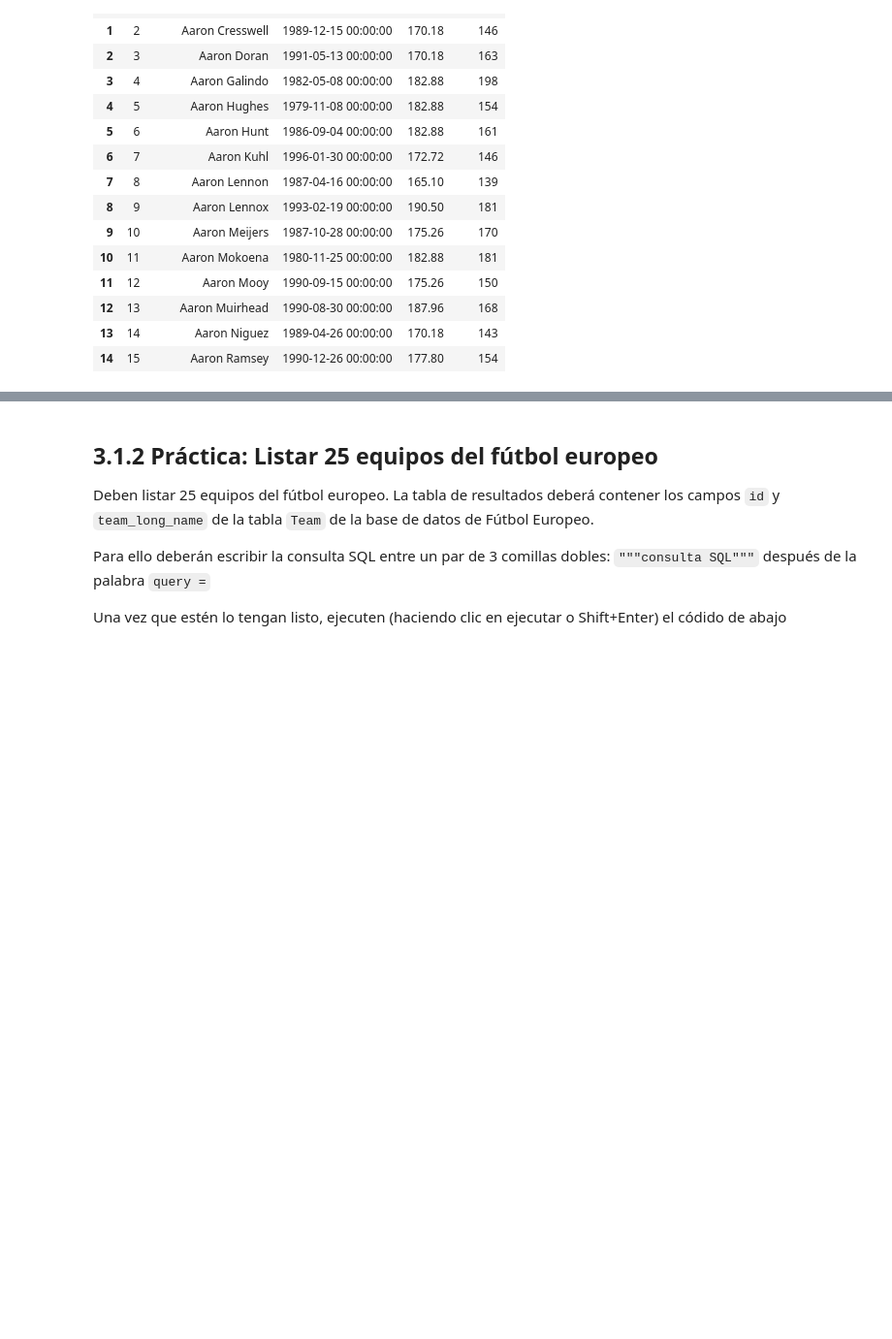
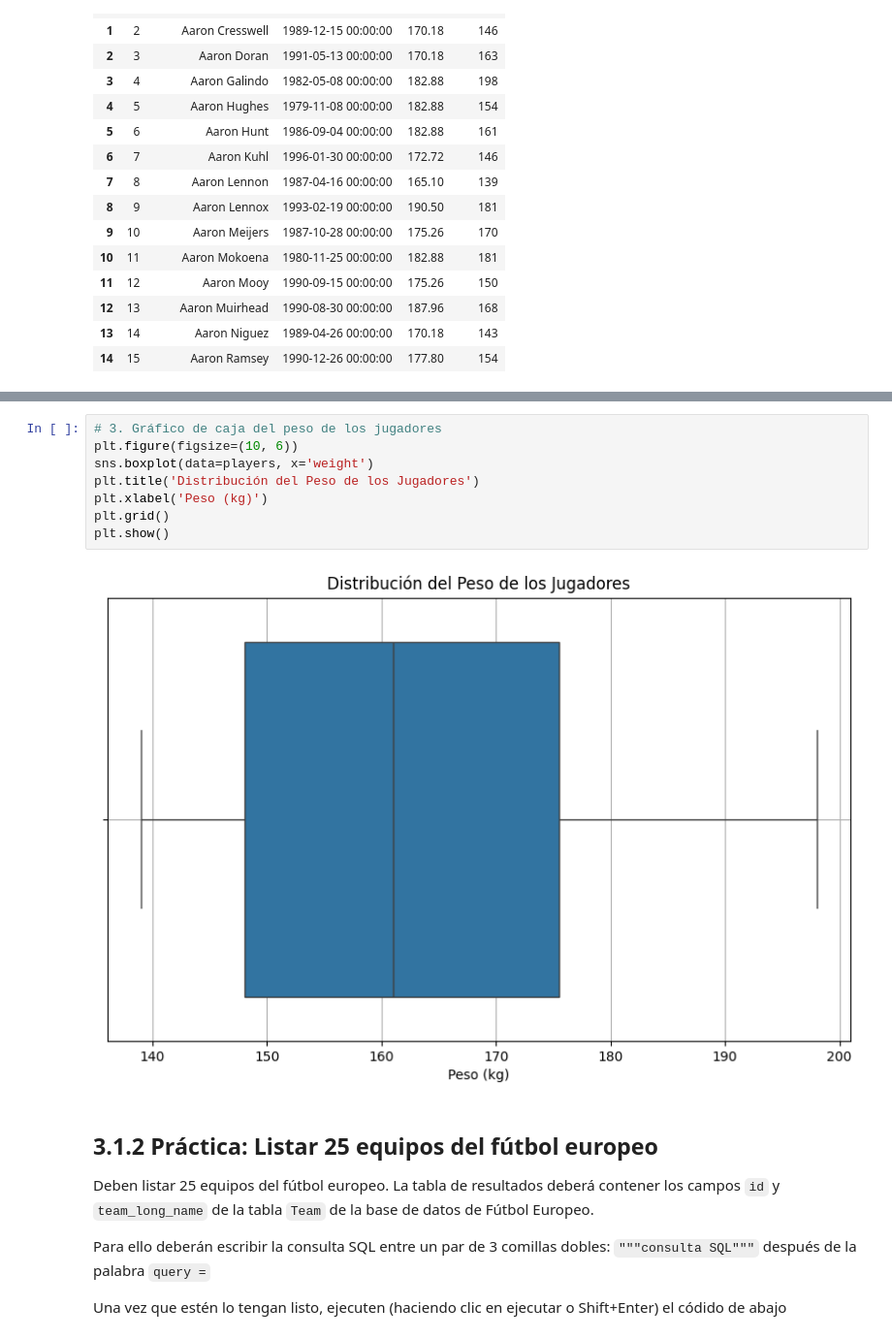
Before and after one commit to guillotatis/talentotech, a Jupyter notebook: Data_Analysis_SQL.ipynb, the cells around one changed output, grey strips where cells are left out. Shown at 97% size. Drawn from its saved outputs; the diff is of its cells as text; blank space fills up the shorter version.

```diff
--- a/Data_Analysis_SQL.ipynb
+++ b/Data_Analysis_SQL.ipynb
@@ -328,3 +359,13 @@ players
+# %%
+# 3. Gráfico de caja del peso de los jugadores
+plt.figure(figsize=(10, 6))
+sns.boxplot(data=players, x='weight')
+plt.title('Distribución del Peso de los Jugadores')
+plt.xlabel('Peso (kg)')
+plt.grid()
+plt.show()
+# %% [output]
+[figure, added]
 # %% [markdown]
 ## 3.1.2 Práctica: Listar 25 equipos del fútbol europeo
 
```
Also changed, not shown: parts of 3 cells of this notebook.
